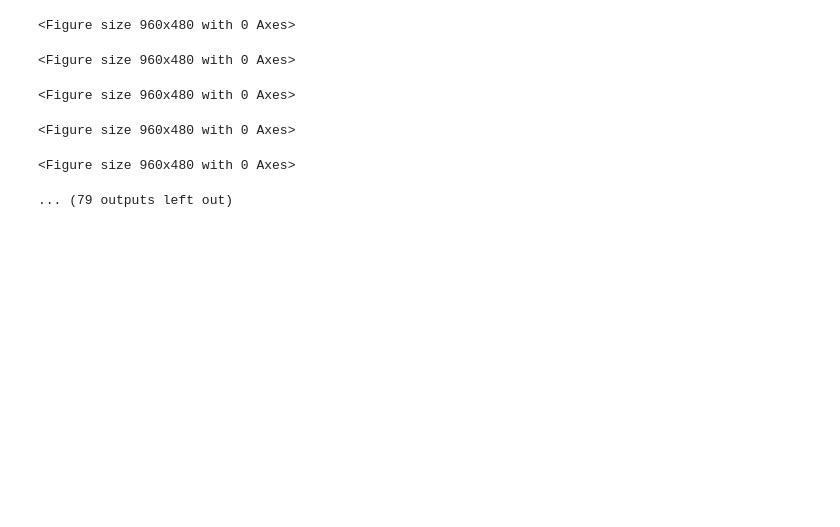
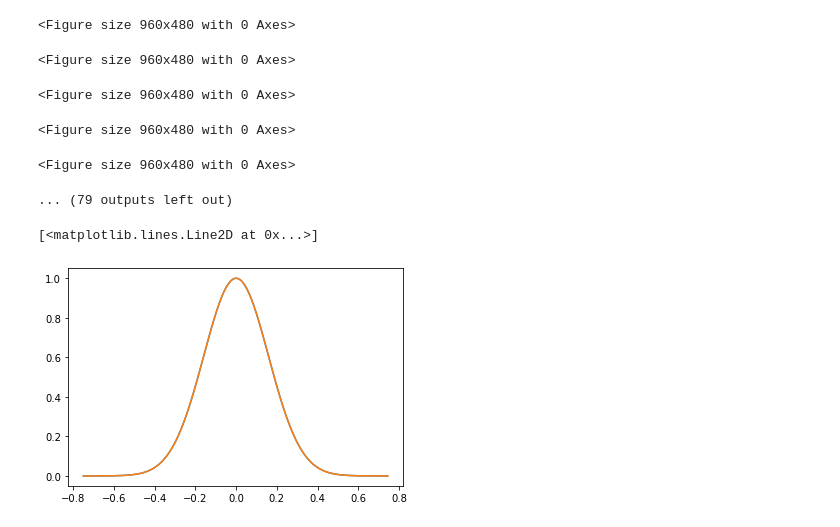
Before and after one commit to nastyakor01/Rare-events-for-gaussian-processes, a Jupyter notebook: Samples from Gaussian process.ipynb, the cells around one changed output. Drawn from its saved outputs; the diff is of its cells as text; code cells hidden in the pictures; blank space fills up the shorter version.

```diff
--- a/Samples from Gaussian process.ipynb
+++ b/Samples from Gaussian process.ipynb
@@ -464,3 +437,26 @@ for i in range(len(Eps)):
 <Figure size 960x480 with 0 Axes>
 <Figure size 960x480 with 0 Axes>
 ... (79 outputs left out)
+# %%
+kernel = K_RBF # covariance functions
+r = lambda x: kernel(0, x)
+N = 300
+A = 100
+X = np.linspace(-A, A, N+1)[:-1]
+delta = X[1]-X[0] # = 2*A/N - time step
+F = 1./delta      # = N/(2*A) - sampling frequency
+w = np.linspace(-F/2, F/2, N+1)[:-1]   # FFT frequencies
+K = [r(2*np.pi*x) for x in w]          # Fourier transform of a kernel in 2pi*w points
+
+k = [r(x) for x in X]                  # kernel time points
+density = np.fft.fft(k)
+density = [np.real(x) for x in density]
+size = N
+density = np.hstack((density[size//2:], density[:size//2]))
+density *= 2*A/N/np.sqrt(2*np.pi)
+
+plt.plot(w, np.abs(density))
+plt.plot(w, K)
+# %% [output]
+[<matplotlib.lines.Line2D at 0x...>]
+[figure, added]
```
Also changed, not shown: parts of 6 cells of this notebook.
